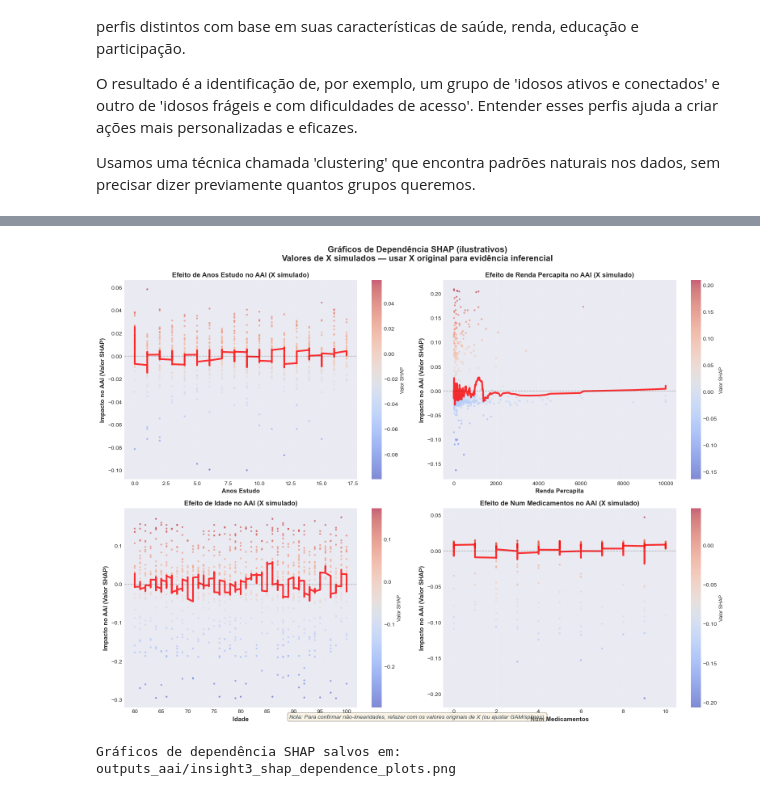
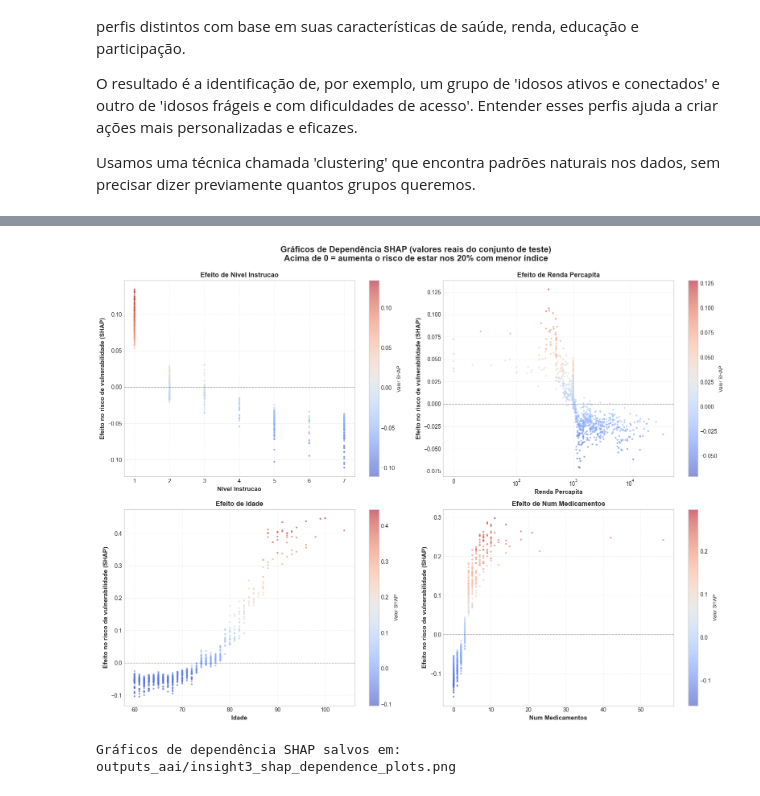
Before and after one commit to gaab-braga/ProjetoExtensao1, a Jupyter notebook: EDA.ipynb, the cells around one changed output, grey strips where cells are left out. Saved outputs shown, nothing was run; the diff lists cells and outputs as text; code cells hidden in the pictures.

```diff
--- a/EDA.ipynb
+++ b/EDA.ipynb
@@ -184,6 +168,7 @@ print("\n" + "="*80)
 print(" PADRONIZAÇÃO DE VARIÁVEIS")
 print("="*80)
 
+WEIGHT_COL = None
 for col_name in ['peso', 'peso_amostral', 'peso_exp', 'weight']:
     if col_name in df.columns:
         WEIGHT_COL = col_name
@@ -196,9 +181,9 @@ if WEIGHT_COL is None:
 # Validar variáveis essenciais
 essential_vars = {
     'idade': 'Idade do indivíduo',
-    'codmun': 'Código do município',
     'uf': 'Unidade Federativa',
-    'estrato': 'Estrato amostral'
+    'estrato': 'Estrato amostral',
+    'upa': 'Unidade primária de amostragem'
 }
 
 print("\nValidação de variáveis essenciais:")
@@ -374,7 +353,7 @@ if len(available_domains) == 0:
 print(f"\nTotal de domínios disponíveis: {len(available_domains)}/{len(ALL_DOMAINS)}")
 
 # Missing por faixa etária (detectar viés)
-key_vars = ['renda', 'anos_estudo', 'uso_internet', 'plano']
+key_vars = ['renda_percapita', 'nivel_instrucao', 'possui_plano_saude']
 print("\nPadrão de missing por idade (potencial viés):")
 
 missing_by_age = []
@@ -436,7 +415,7 @@ if 'participation_score' not in df.columns:
         df['participation_score'] = pd.concat(participation_vars, axis=1).mean(axis=1)
         print(f"   → participation_score criado (média de {len(participation_vars)} indicadores)")
     else:
-        print("    Nenhuma variável de participação disponível")
+        print("    Nenhuma variável de participação disponível (a PNS não pergunta a cada idoso se usa internet ou celular)")
 else:
     print("   ✓ participation_score já existe")
 
@@ -446,14 +425,14 @@ if 'econ_score' not in df.columns:
     econ_vars = []
 
     # Educação
-    if 'anos_estudo' in df.columns:
-        educ_score = normalize_score(df['anos_estudo'].fillna(df['anos_estudo'].median()))
+    if 'nivel_instrucao' in df.columns:
+        educ_score = normalize_score(df['nivel_instrucao'].fillna(df['nivel_instrucao'].median()))
         econ_vars.append(educ_score)
         print("   ✓ Educação incluída")
 
     # Renda
-    if 'renda' in df.columns:
-        renda_score = normalize_score(df['renda'].fillna(df['renda'].median()))
+    if 'renda_percapita' in df.columns:
+        renda_score = normalize_score(df['renda_percapita'].fillna(df['renda_percapita'].median()))
         econ_vars.append(renda_score)
         print("   ✓ Renda incluída")
 
@@ -919,7 +831,7 @@ print("PERFIS DE ENVELHECIMENTO (CLUSTERING)")
 print("="*80)
 
 cluster_features = ['health_score', 'functional_score', 'participation_score',
-                   'anos_estudo', 'renda', 'multimorbidity_count']
+                   'nivel_instrucao', 'renda_percapita', 'multimorbidity_count']
 cluster_features = [f for f in cluster_features if f in df.columns]
 
 if len(cluster_features) >= 3:
@@ -2950,73 +2151,36 @@ Analisando não-linearidade para: ['idade']
 # %%
 # ============================================================================
-# VISUALIZAÇÃO 5: GRÁFICOS DE DEPENDÊNCIA SHAP (NÃO-LINEARIDADE)
+# VISUALIZAÇÃO 5: GRÁFICOS DE DEPENDÊNCIA SHAP
 # ============================================================================
-
-import numpy as np
-import matplotlib.pyplot as plt
-from scipy.signal import savgol_filter
 
 fig, axes = plt.subplots(2, 2, figsize=(16, 12))
 axes = axes.flatten()
 
-shap_features = ['anos_estudo', 'renda_percapita', 'idade', 'num_medicamentos']
+shap_features = ['nivel_instrucao', 'renda_percapita', 'idade', 'num_medicamentos']
 
-for idx, feature in enumerate(shap_features[:4]):
+for idx, feature in enumerate(shap_features):
     ax = axes[idx]
+    feature_vals = shap_features_df[feature].values
     shap_vals = shap_values_df[feature].values
+    scatter = ax.scatter(feature_vals, shap_vals, c=shap_vals, cmap='coolwarm', alpha=0.6, s=10, edgecolors='none')
+    if feature == 'renda_percapita':
+        ax.set_xscale('symlog', linthresh=100)
+    ax.axhline(y=0, color='black', linestyle='--', linewidth=1, alpha=0.3)
+    ax.set_xlabel(feature.replace('_', ' ').title(), fontsize=11, fontweight='bold')
+    ax.set_ylabel('Efeito no risco de vulnerabilidade (SHAP)', fontsize=11, fontweight='bold')
+    ax.set_title(f'Efeito de {feature.replace("_", " ").title()}', fontsize=12, fontweight='bold')
+    ax.grid(alpha=0.3, linestyle='--')
+    plt.colorbar(scatter, ax=ax).set_label('Valor SHAP', fontsize=9)
 
-    # Simulação de X para fins ilustrativos (ver nota técnica)
-    if feature == 'anos_estudo':
-        feature_vals = np.random.randint(0, 18, size=len(shap_vals))
-    elif feature == 'renda_percapita':
-        feature_vals = np.random.lognormal(5, 1.5, size=len(shap_vals))
-        feature_vals = np.clip(feature_vals, 0, 10000)
-    elif feature == 'idade':
-        feature_vals = np.random.randint(60, 101, size=len(shap_vals))
-    elif feature == 'num_medicamentos':
-        feature_vals = np.random.randint(0, 11, size=len(shap_vals))
-    else:
-        feature_vals = np.arange(len(shap_vals))
-
-    scatter = ax.scatter(feature_vals, shap_vals, c=shap_vals, cmap='coolwarm',
-                         alpha=0.6, s=10, edgecolors='none')
-
-    # Suavização para indicar tendência
-    sorted_idx = np.argsort(feature_vals)
-    xf = feature_vals[sorted_idx]
-    yf = shap_vals[sorted_idx]
-
-    window_length = min(51, max(5, (len(yf) // 10) | 1))
-    try:
-        y_smooth = savgol_filter(yf, window_length=window_length, polyorder=3)
-        ax.plot(xf, y_smooth, color='red', linewidth=3, label='Tendência (smoothed)', alpha=0.8)
-    except Exception:
-        pass
-
-    ax.axhline(y=0, color='black', linestyle='--', linewidth=1, alpha=0.3)
-    ax.set_xlabel(f'{feature.replace("_", " ").title()}', fontsize=11, fontweight='bold')
-    ax.set_ylabel('Impacto no AAI (Valor SHAP)', fontsize=11, fontweight='bold')
-    ax.set_title(f'Efeito de {feature.replace("_", " ").title()} no AAI (X simulado)', fontsize=12, fontweight='bold')
-    ax.grid(alpha=0.3, linestyle='--')
-
-    cbar = plt.colorbar(scatter, ax=ax)
-    cbar.set_label('Valor SHAP', fontsize=9)
-
-fig.suptitle('Gráficos de Dependência SHAP (ilustrativos)\nValores de X simulados — usar X original para evidência inferencial',
+fig.suptitle('Gráficos de Dependência SHAP (valores reais do conjunto de teste)\nAcima de 0 = aumenta o risco de estar nos 20% com menor índice',
              fontsize=15, fontweight='bold', y=0.995)
-
-fig.text(0.5, 0.02,
-         'Nota: Para confirmar não-linearidades, refazer com os valores originais de X (ou ajustar GAM/splines).',
-         ha='center', fontsize=10, style='italic', color='#2c3e50',
-         bbox=dict(boxstyle='round', facecolor='wheat', alpha=0.35))
-
 plt.tight_layout()
 plt.savefig('outputs_aai/insight3_shap_dependence_plots.png', dpi=300, bbox_inches='tight')
 plt.show()
 
 print("\nGráficos de dependência SHAP salvos em: outputs_aai/insight3_shap_dependence_plots.png")
 # %% [output]
-[figure, old version]
+[figure, new version]
 Gráficos de dependência SHAP salvos em: outputs_aai/insight3_shap_dependence_plots.png
 # %%
 # ============================================================================
```
Also changed, not shown: parts of 65 cells of this notebook, 30 other files.
